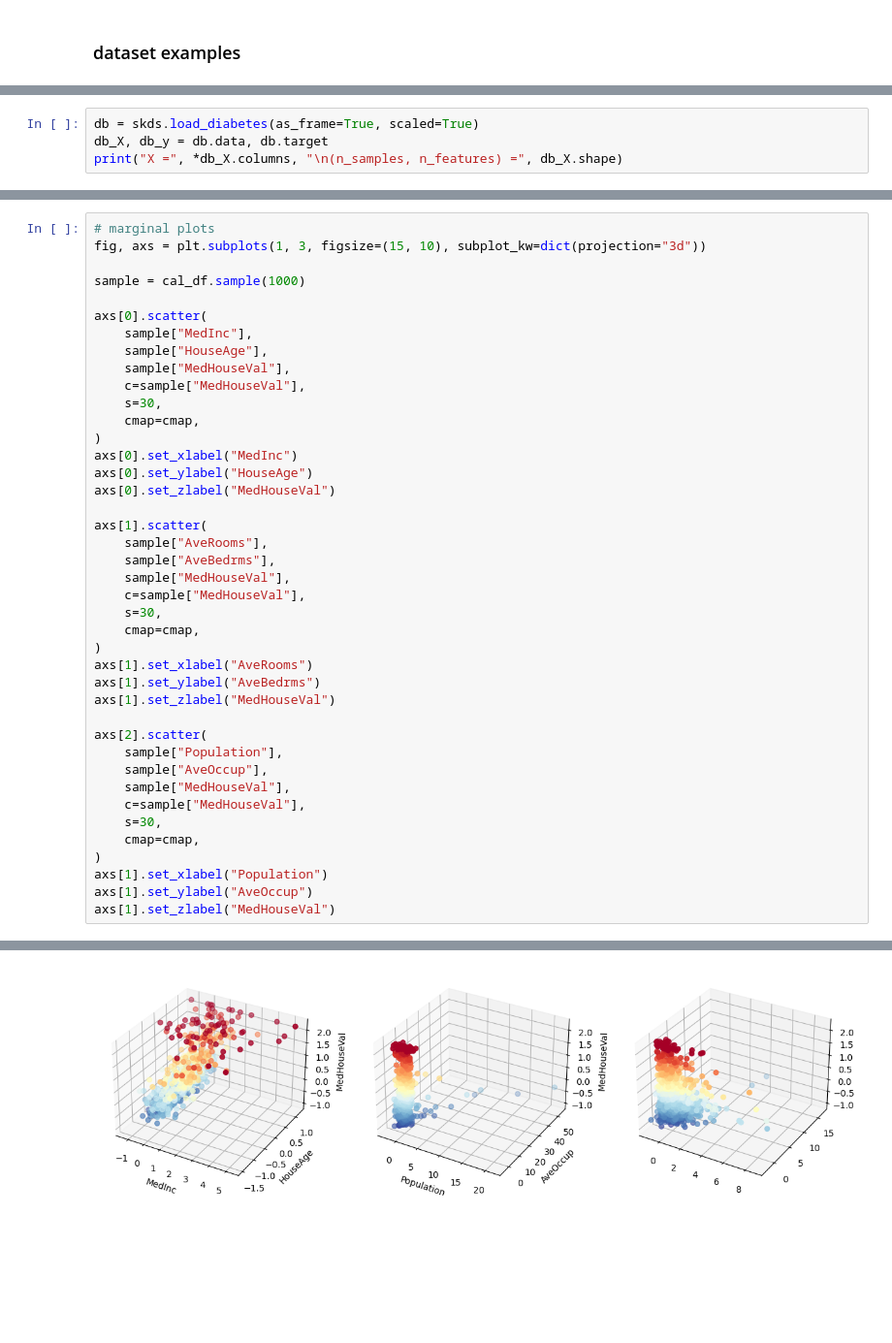
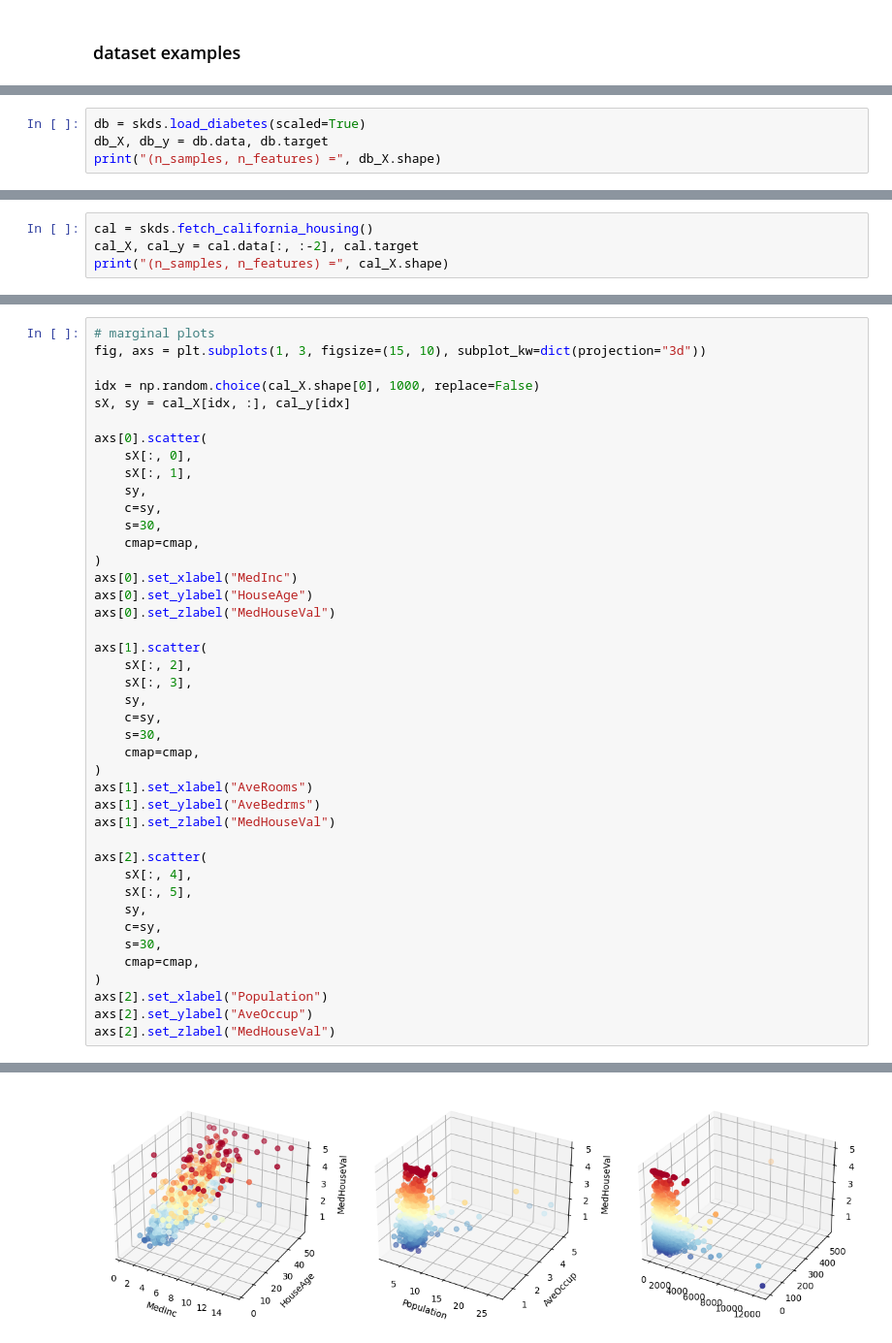
Before and after one commit to ryanhammonds/dsc210, a Jupyter notebook: notebooks/fetch_datasets.ipynb, the cells around one changed output, grey strips where cells are left out. Shown at 97% size. Cells and saved outputs as stored; diff of their text form; blank space fills up the shorter version.

```diff
--- a/notebooks/fetch_datasets.ipynb
+++ b/notebooks/fetch_datasets.ipynb
@@ -136,5 +85,5 @@ def _test_opt_datasets(X, y, method=None):
 # %%
-db = skds.load_diabetes(as_frame=True, scaled=True)
+db = skds.load_diabetes(scaled=True)
 db_X, db_y = db.data, db.target
-print("X =", *db_X.columns, "\n(n_samples, n_features) =", db_X.shape)
+print("(n_samples, n_features) =", db_X.shape)
 # %% [output]
@@ -218,0 +156,4 @@ X = MedInc HouseAge AveRooms AveBedrms Population AveOccup
+# %%
+cal = skds.fetch_california_housing()
+cal_X, cal_y = cal.data[:, :-2], cal.target
+print("(n_samples, n_features) =", cal_X.shape)
@@ -219,45 +162,46 @@ X = MedInc HouseAge AveRooms AveBedrms Population AveOccup
 # %%
 # marginal plots
 fig, axs = plt.subplots(1, 3, figsize=(15, 10), subplot_kw=dict(projection="3d"))
 
-sample = cal_df.sample(1000)
+idx = np.random.choice(cal_X.shape[0], 1000, replace=False)
+sX, sy = cal_X[idx, :], cal_y[idx]
 
 axs[0].scatter(
-    sample["MedInc"],
-    sample["HouseAge"],
-    sample["MedHouseVal"],
-    c=sample["MedHouseVal"],
+    sX[:, 0],
+    sX[:, 1],
+    sy,
+    c=sy,
     s=30,
     cmap=cmap,
 )
 axs[0].set_xlabel("MedInc")
 axs[0].set_ylabel("HouseAge")
 axs[0].set_zlabel("MedHouseVal")
 
 axs[1].scatter(
-    sample["AveRooms"],
-    sample["AveBedrms"],
-    sample["MedHouseVal"],
-    c=sample["MedHouseVal"],
+    sX[:, 2],
+    sX[:, 3],
+    sy,
+    c=sy,
     s=30,
     cmap=cmap,
 )
 axs[1].set_xlabel("AveRooms")
 axs[1].set_ylabel("AveBedrms")
 axs[1].set_zlabel("MedHouseVal")
 
 axs[2].scatter(
-    sample["Population"],
-    sample["AveOccup"],
-    sample["MedHouseVal"],
-    c=sample["MedHouseVal"],
+    sX[:, 4],
+    sX[:, 5],
+    sy,
+    c=sy,
     s=30,
     cmap=cmap,
 )
-axs[1].set_xlabel("Population")
-axs[1].set_ylabel("AveOccup")
-axs[1].set_zlabel("MedHouseVal")
+axs[2].set_xlabel("Population")
+axs[2].set_ylabel("AveOccup")
+axs[2].set_zlabel("MedHouseVal")
 # %% [output]
 Text(0.5, 0, 'MedHouseVal')
-[figure, old version]
+[figure, new version]
 # %%
```
Also changed, not shown: parts of 13 cells of this notebook, 4 other files.
